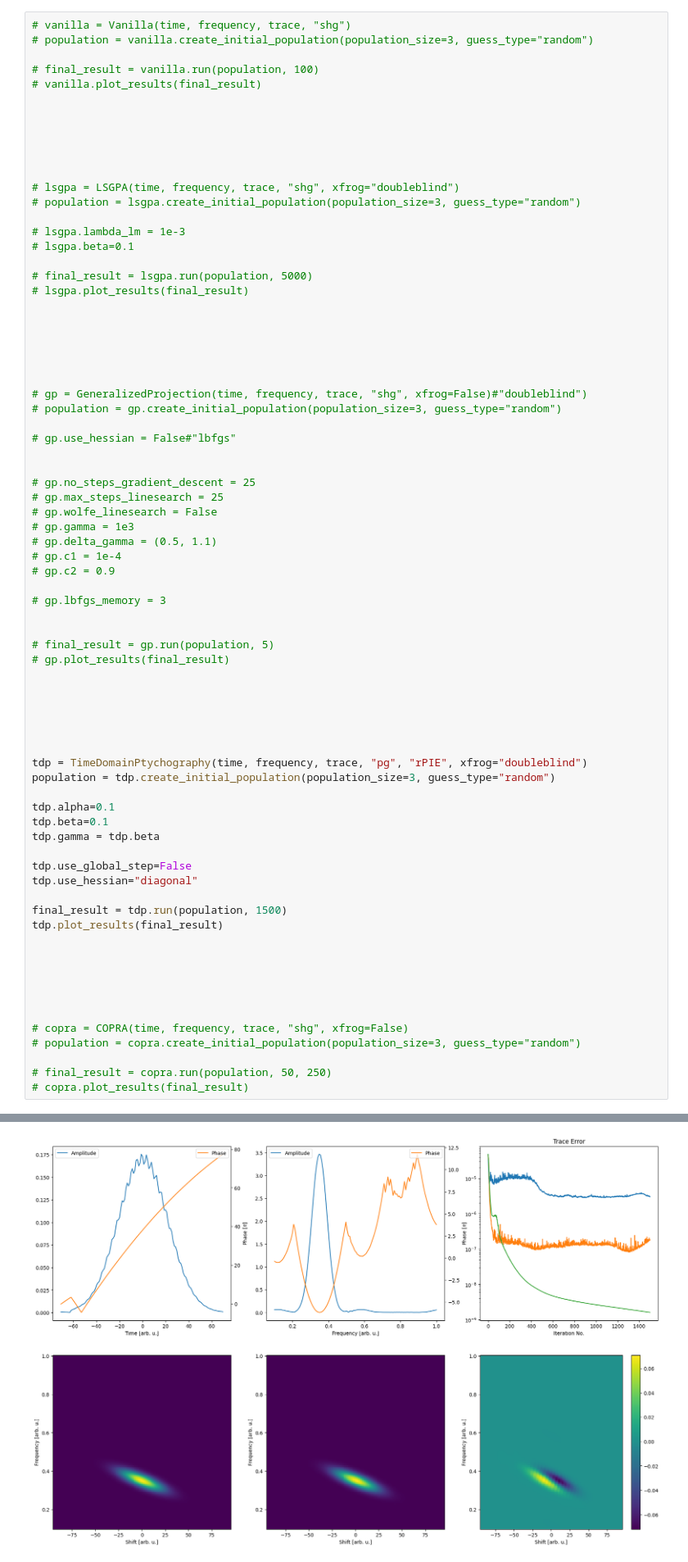
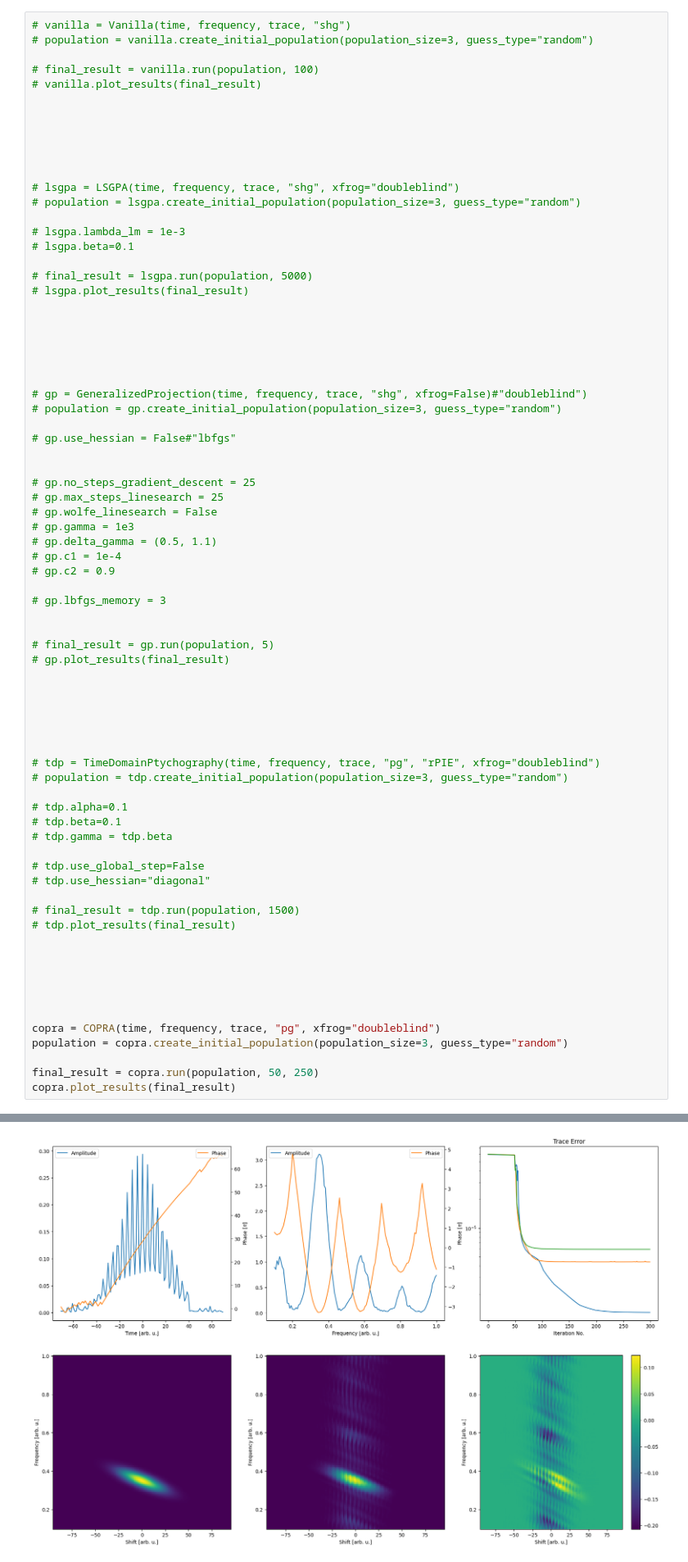
Before and after one commit to matillda123/Pulse-Retrieval-with-Jax, a Jupyter notebook: _usage_example.ipynb, the cells around one changed output, grey strips where cells are left out. Shown at 82% size. Cells and saved outputs as stored; diff of their text form.

```diff
--- a/_usage_example.ipynb
+++ b/_usage_example.ipynb
@@ -110,27 +110,27 @@ from classic_algorithms_frog import Vanilla, LSGPA, GeneralizedProjection, TimeD
 
 
 
-tdp = TimeDomainPtychography(time, frequency, trace, "pg", "rPIE", xfrog="doubleblind")
-population = tdp.create_initial_population(population_size=3, guess_type="random")
+# tdp = TimeDomainPtychography(time, frequency, trace, "pg", "rPIE", xfrog="doubleblind")
+# population = tdp.create_initial_population(population_size=3, guess_type="random")
 
-tdp.alpha=0.1
-tdp.beta=0.1
-tdp.gamma = tdp.beta
+# tdp.alpha=0.1
+# tdp.beta=0.1
+# tdp.gamma = tdp.beta
 
-tdp.use_global_step=False
-tdp.use_hessian="diagonal"
+# tdp.use_global_step=False
+# tdp.use_hessian="diagonal"
 
-final_result = tdp.run(population, 1500)
-tdp.plot_results(final_result)
+# final_result = tdp.run(population, 1500)
+# tdp.plot_results(final_result)
 
 
 
 
 
 
-# copra = COPRA(time, frequency, trace, "shg", xfrog=False)
-# population = copra.create_initial_population(population_size=3, guess_type="random")
+copra = COPRA(time, frequency, trace, "pg", xfrog="doubleblind")
+population = copra.create_initial_population(population_size=3, guess_type="random")
 
-# final_result = copra.run(population, 50, 250)
-# copra.plot_results(final_result)
+final_result = copra.run(population, 50, 250)
+copra.plot_results(final_result)
 # %% [output]
@@ -138 +138 @@ this is not necessary if all error_arrs are treated correctly
-[figure, old version]
+[figure, new version]
```
Also changed, not shown: parts of 4 cells of this notebook, 3 other files.
